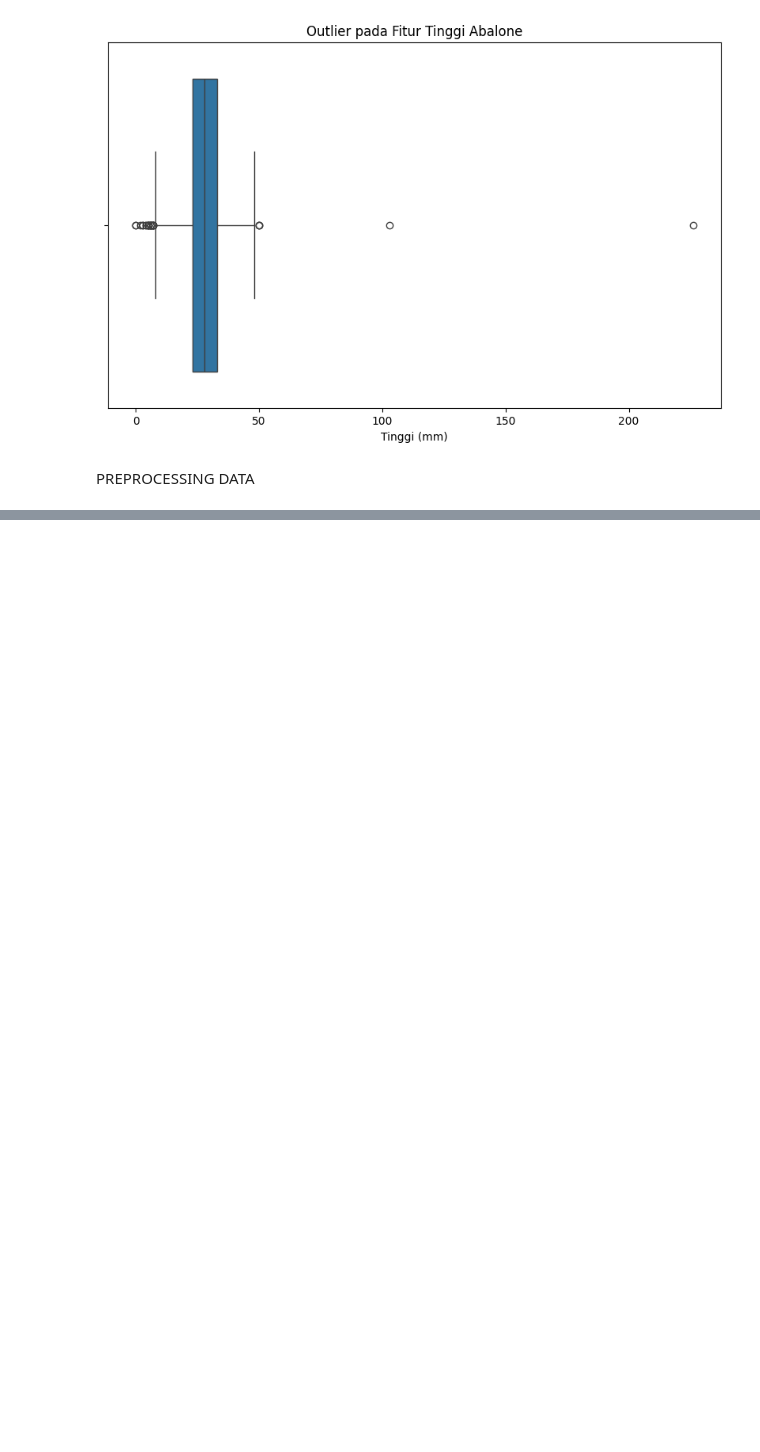
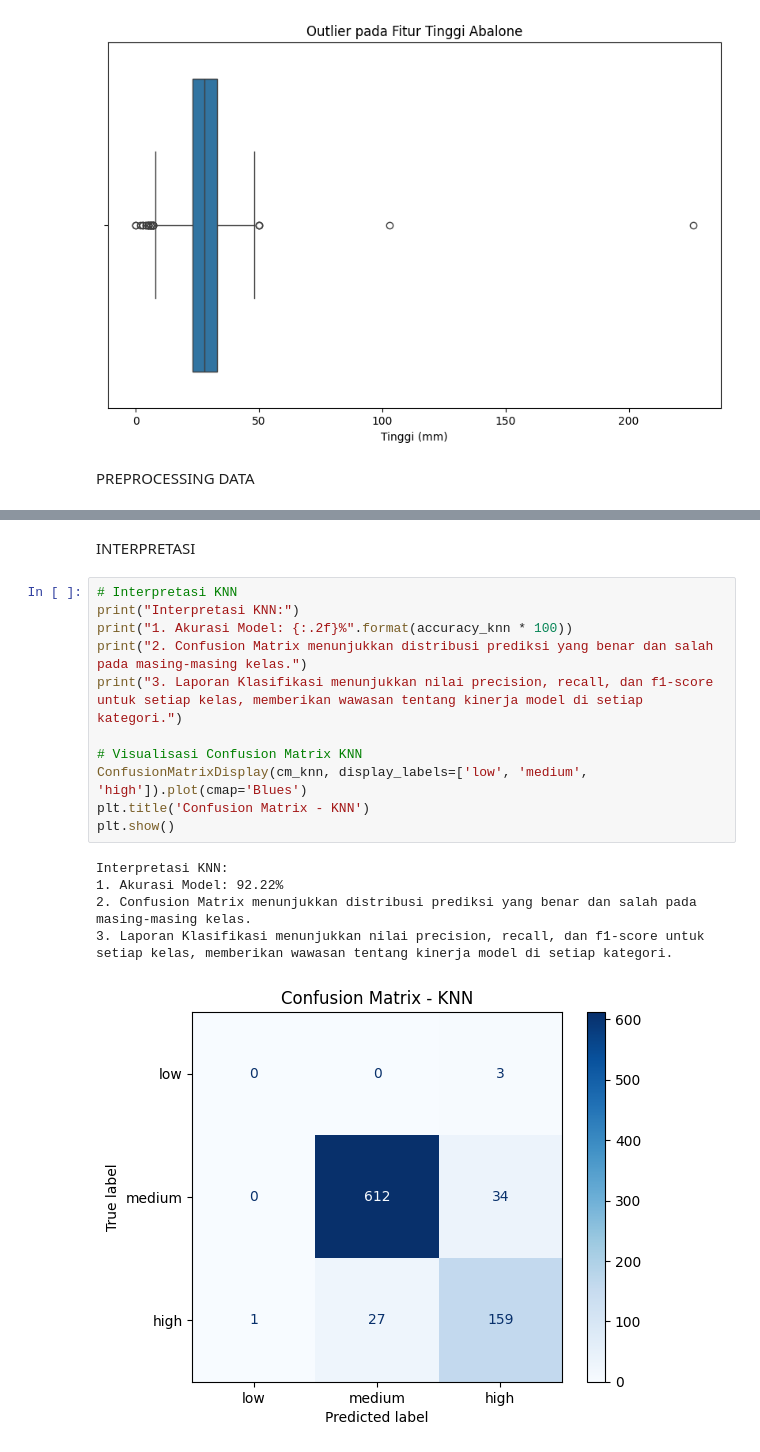
Before and after one commit to zepunnn/tubes-python, a Jupyter notebook: Tubes Abalone/Abalone.ipynb, the cells around one changed output, grey strips where cells are left out. Cells and saved outputs as stored; diff of their text form; blank space fills up the shorter version.

```diff
--- a/Tubes Abalone/Abalone.ipynb
+++ b/Tubes Abalone/Abalone.ipynb
@@ -298,0 +466,19 @@ PREPROCESSING DATA
+# %% [markdown]
+INTERPRETASI
+# %%
+# Interpretasi KNN
+print("Interpretasi KNN:")
+print("1. Akurasi Model: {:.2f}%".format(accuracy_knn * 100))
+print("2. Confusion Matrix menunjukkan distribusi prediksi yang benar dan salah pada masing-masing kelas.")
+print("3. Laporan Klasifikasi menunjukkan nilai precision, recall, dan f1-score untuk setiap kelas, memberikan wawasan tentang kinerja model di setiap kategori.")
+
+# Visualisasi Confusion Matrix KNN
+ConfusionMatrixDisplay(cm_knn, display_labels=['low', 'medium', 'high']).plot(cmap='Blues')
+plt.title('Confusion Matrix - KNN')
+plt.show()
+# %% [output]
+Interpretasi KNN:
+1. Akurasi Model: 92.22%
+2. Confusion Matrix menunjukkan distribusi prediksi yang benar dan salah pada masing-masing kelas.
+3. Laporan Klasifikasi menunjukkan nilai precision, recall, dan f1-score untuk setiap kelas, memberikan wawasan tentang kinerja model di setiap kategori.
+[figure, added]
```
Also changed, not shown: parts of 20 cells of this notebook.
